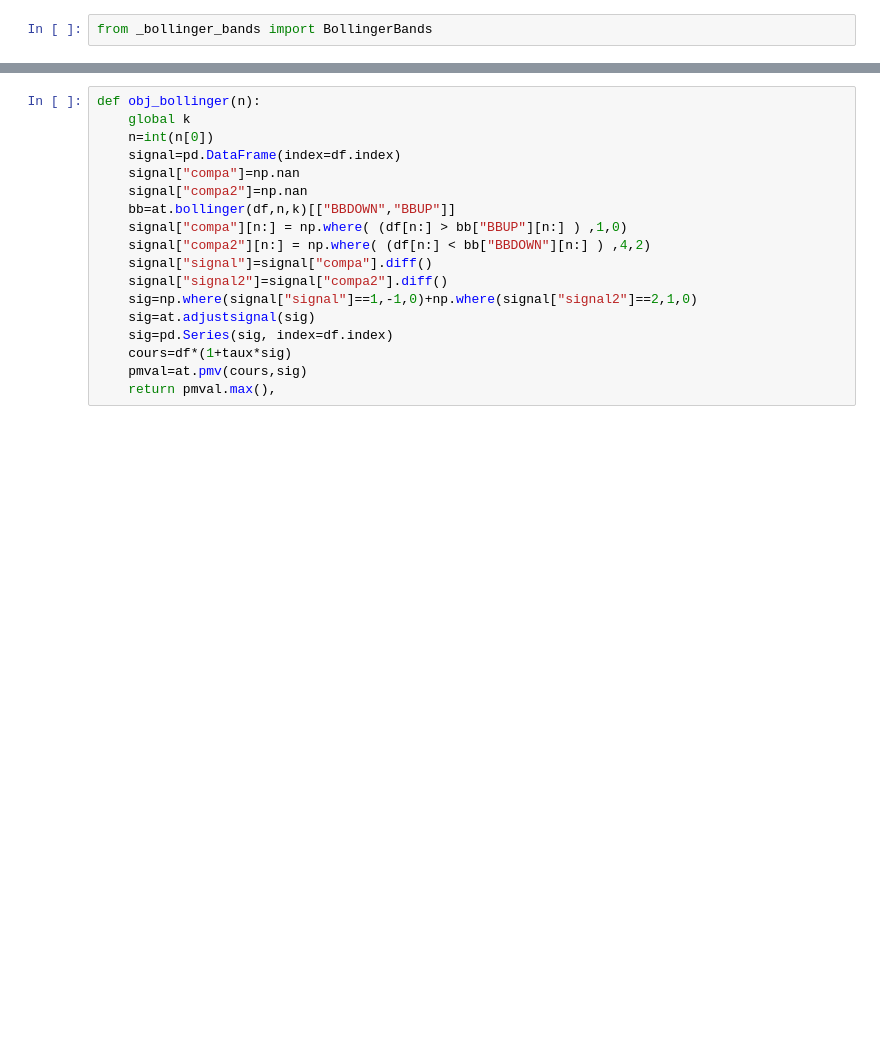
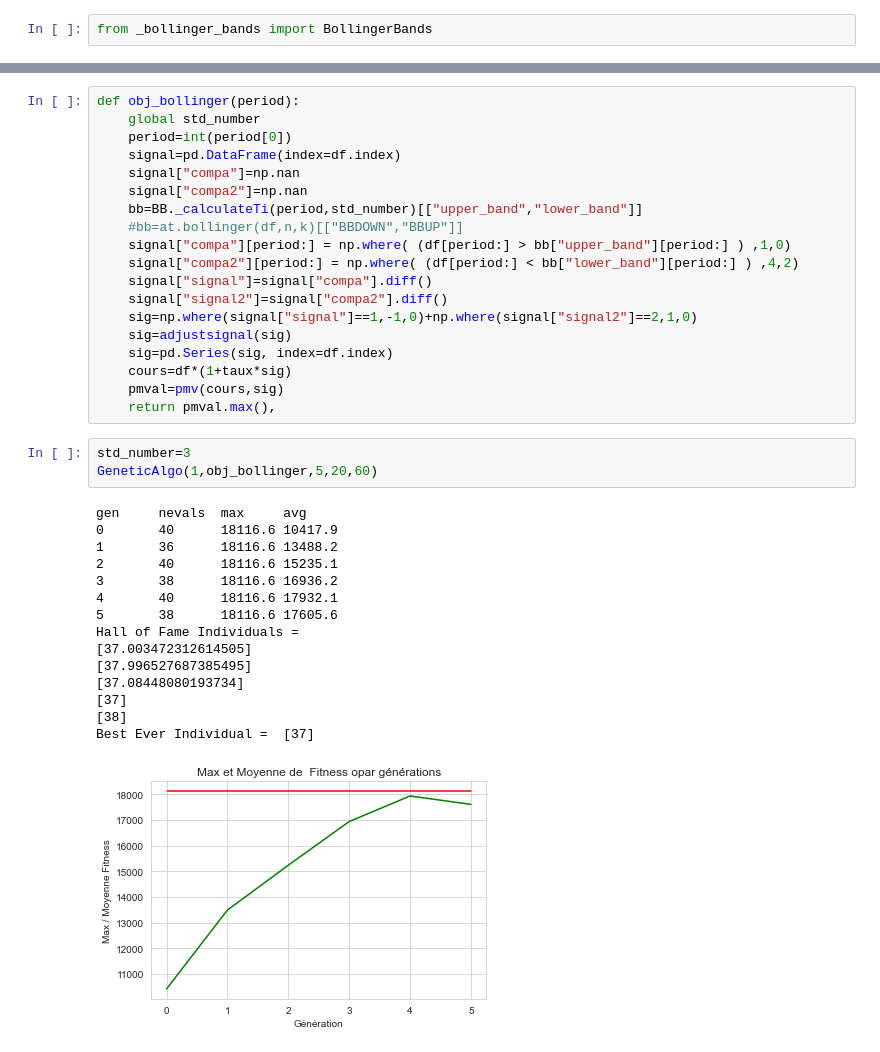
Before and after one commit to HibaBoulhanna/trading-technical-indicators, a Jupyter notebook: tti/indicators/GA_For_BB.ipynb, the cells around one changed output, grey strips where cells are left out. Cells and saved outputs as stored; diff of their text form; blank space fills up the shorter version.

```diff
--- a/tti/indicators/GA_For_BB.ipynb
+++ b/tti/indicators/GA_For_BB.ipynb
@@ -136,18 +152,38 @@ NameError: name 'period' is not defined
 # %%
-def obj_bollinger(n):
-	global k
-	n=int(n[0])
-	signal=pd.DataFrame(index=df.index)
-	signal["compa"]=np.nan
-	signal["compa2"]=np.nan
-	bb=at.bollinger(df,n,k)[["BBDOWN","BBUP"]]
-	signal["compa"][n:] = np.where( (df[n:] > bb["BBUP"][n:] ) ,1,0)
-	signal["compa2"][n:] = np.where( (df[n:] < bb["BBDOWN"][n:] ) ,4,2)
-	signal["signal"]=signal["compa"].diff()
-	signal["signal2"]=signal["compa2"].diff()
-	sig=np.where(signal["signal"]==1,-1,0)+np.where(signal["signal2"]==2,1,0)
-	sig=at.adjustsignal(sig)
-	sig=pd.Series(sig, index=df.index)
-	cours=df*(1+taux*sig)
-	pmval=at.pmv(cours,sig)
-	return pmval.max(),
+def obj_bollinger(period):
+    global std_number
+    period=int(period[0])
+    signal=pd.DataFrame(index=df.index)
+    signal["compa"]=np.nan
+    signal["compa2"]=np.nan
+    bb=BB._calculateTi(period,std_number)[["upper_band","lower_band"]]
+    #bb=at.bollinger(df,n,k)[["BBDOWN","BBUP"]]
+    signal["compa"][period:] = np.where( (df[period:] > bb["upper_band"][period:] ) ,1,0)
+    signal["compa2"][period:] = np.where( (df[period:] < bb["lower_band"][period:] ) ,4,2)
+    signal["signal"]=signal["compa"].diff()
+    signal["signal2"]=signal["compa2"].diff()
+    sig=np.where(signal["signal"]==1,-1,0)+np.where(signal["signal2"]==2,1,0)
+    sig=adjustsignal(sig)
+    sig=pd.Series(sig, index=df.index)
+    cours=df*(1+taux*sig)
+    pmval=pmv(cours,sig)
+    return pmval.max(),
+# %%
+std_number=3
+GeneticAlgo(1,obj_bollinger,5,20,60)
+# %% [output]
+gen     nevals  max     avg
+0       40      18116.6 10417.9
+1       36      18116.6 13488.2
+2       40      18116.6 15235.1
+3       38      18116.6 16936.2
+4       40      18116.6 17932.1
+5       38      18116.6 17605.6
+Hall of Fame Individuals =
+[37.003472312614505]
+[37.996527687385495]
+[37.08448080193734]
+[37]
+[38]
+Best Ever Individual =  [37]
+[figure, added]
```
Also changed, not shown: parts of 4 cells of this notebook, 13 other files.
